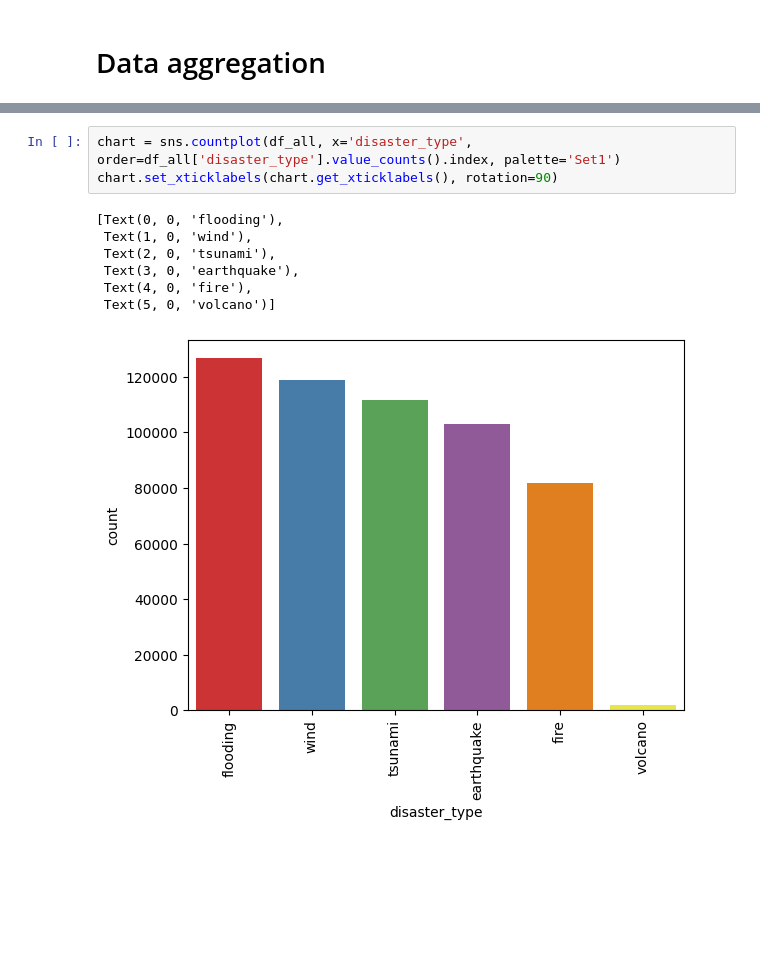
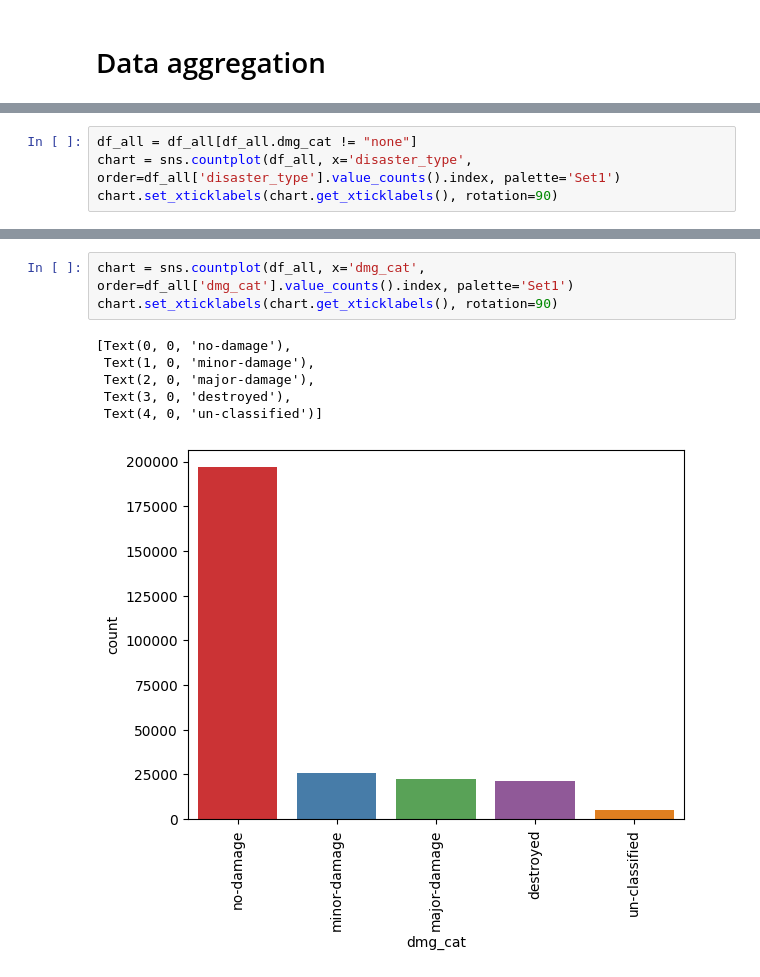
Before and after one commit to mrjakhi/SIADS-capstone-building-damage-detection-TEAM-GOONERS-, a Jupyter notebook: EDA.ipynb, the cells around one changed output, grey strips where cells are left out. Cells and saved outputs as stored; diff of their text form; blank space fills up the shorter version.

```diff
--- a/EDA.ipynb
+++ b/EDA.ipynb
@@ -261,0 +265,4 @@ plt.show()
+# %%
+df_all = df_all[df_all.dmg_cat != "none"]
+chart = sns.countplot(df_all, x='disaster_type', order=df_all['disaster_type'].value_counts().index, palette='Set1')
+chart.set_xticklabels(chart.get_xticklabels(), rotation=90)
@@ -262,11 +277,10 @@ plt.show()
 # %%
-chart = sns.countplot(df_all, x='disaster_type', order=df_all['disaster_type'].value_counts().index, palette='Set1')
+chart = sns.countplot(df_all, x='dmg_cat', order=df_all['dmg_cat'].value_counts().index, palette='Set1')
 chart.set_xticklabels(chart.get_xticklabels(), rotation=90)
 # %% [output]
-[Text(0, 0, 'flooding'),
- Text(1, 0, 'wind'),
- Text(2, 0, 'tsunami'),
- Text(3, 0, 'earthquake'),
- Text(4, 0, 'fire'),
- Text(5, 0, 'volcano')]
+[Text(0, 0, 'no-damage'),
+ Text(1, 0, 'minor-damage'),
+ Text(2, 0, 'major-damage'),
+ Text(3, 0, 'destroyed'),
+ Text(4, 0, 'un-classified')]
-[figure, old version]
+[figure, new version]
```
Also changed, not shown: parts of 21 cells of this notebook.
